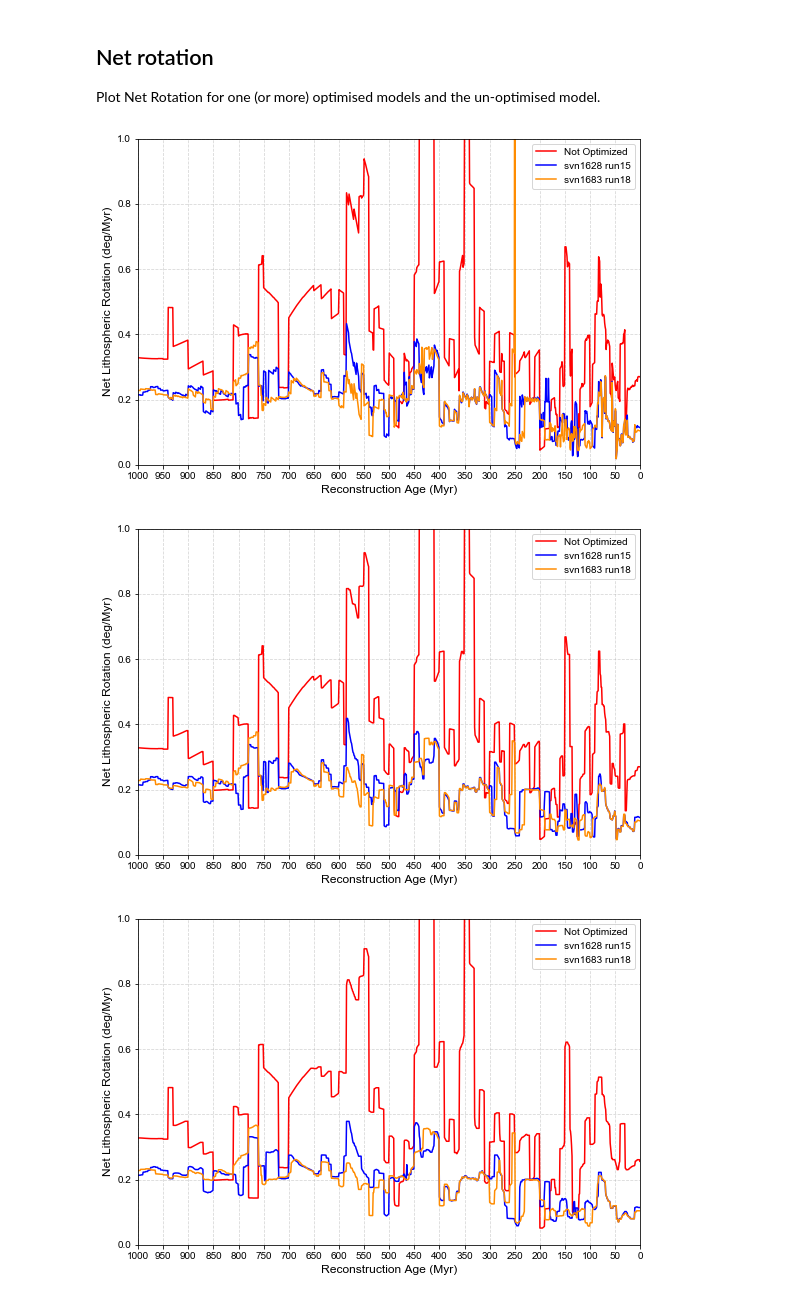
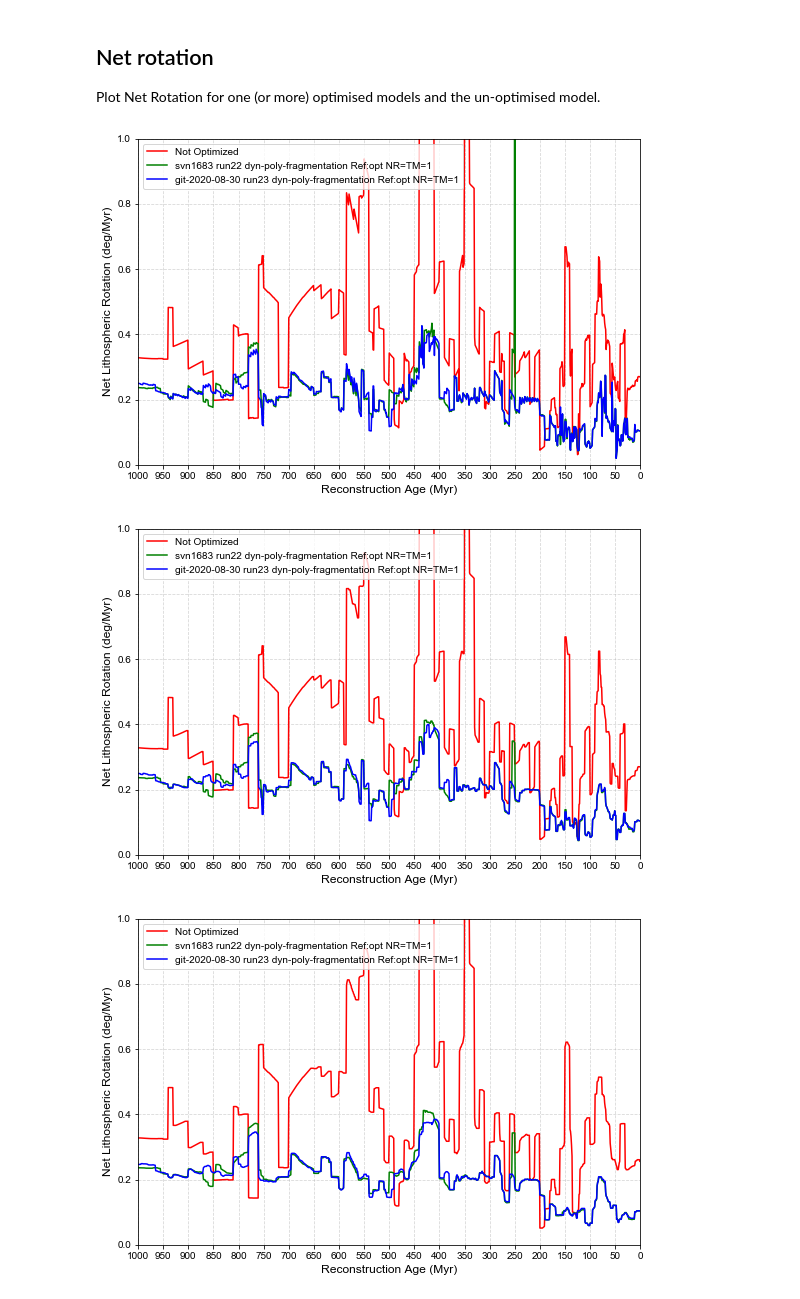
Before and after one commit to EarthByte/optAPM, a Jupyter notebook: figures/generate_net_rotation_figures.ipynb, the cells around one changed output. Drawn from its saved outputs; the diff is of its cells as text; code cells hidden in the pictures.

```diff
--- a/figures/generate_net_rotation_figures.ipynb
+++ b/figures/generate_net_rotation_figures.ipynb
@@ -66,9 +66,14 @@ elif model_dir == 'Global_1000-0_Model_2017':
         #(os.path.join(model_dir, 'NR_optAPM_svn1628_run12'), 'green', 'svn1628 run12 (TM=1;0.5, NR=1, PV=1 | TM[-30,30], NR[0.08,0.2], PV[0,60])'),
         #(os.path.join(model_dir, 'NR_optAPM_svn1628_run13'), 'darkorange', 'svn1628 run13 (TM=1;1, NR=0.5, PV=1 | TM[-30,30], NR[0.08,0.2], PV[0,60])'),
         #(os.path.join(model_dir, 'NR_optAPM_svn1628_run14'), 'blue', 'svn1628 run14 ref:OPT ang:30'),
-        (os.path.join(model_dir, 'NR_optAPM_svn1628_run15'), 'blue', 'svn1628 run15'),
+        #(os.path.join(model_dir, 'NR_optAPM_svn1628_run15'), 'blue', 'svn1628 run15'),
         #(os.path.join(model_dir, 'NR_optAPM_svn1628_run15'), 'blue', 'svn1628 run15 trench cost: original'),
-        (os.path.join(model_dir, 'NR_optAPM_svn1683_run18'), 'darkorange', 'svn1683 run18'),
+        #(os.path.join(model_dir, 'NR_optAPM_svn1683_run21'), 'purple', 'svn1683 run21 Ref:NNR NR=TM=1'),
+        #(os.path.join(model_dir, 'NR_optAPM_svn1683_run18'), 'darkorange', 'svn1683 run18 Ref:opt NR=TM=1'),
+        #(os.path.join(model_dir, 'NR_optAPM_svn1683_run19'), 'green', 'svn1683 run19 Ref:opt NR=1 TM=0.5'),
+        #(os.path.join(model_dir, 'NR_optAPM_svn1683_run20'), 'blue', 'svn1683 run20 Ref:opt NR=0.5 TM=1'),
+        (os.path.join(model_dir, 'NR_optAPM_svn1683_run22'), 'green', 'svn1683 run22 dyn-poly-fragmentation Ref:opt NR=TM=1'),
+        (os.path.join(model_dir, 'NR_optAPM__20200830_git_bbb3940_run23'), 'blue', 'git-2020-08-30 run23 dyn-poly-fragmentation Ref:opt NR=TM=1'),
     ]
 else:
     time_step = 1
@@ -128,7 +133,7 @@ def plot_net_rotation(net_rotation_infos, time_list, medfilt_kernel_sizes):
 
         plt.xlim([0,time_max])
         plt.ylim([0,1.0])
-        plt.xticks(np.arange(0, time_max+1, 50))
+        plt.xticks(range(0, time_max+1, 50))
         plt.ylabel('Net Lithospheric Rotation (deg/Myr)', fontsize=12)
         plt.xlabel('Reconstruction Age (Myr)', fontsize=12)
         plt.grid(linestyle='--',alpha=0.5)
@@ -143,14 +148,14 @@ def plot_net_rotation(net_rotation_infos, time_list, medfilt_kernel_sizes):
 
         plt.show()
 # %%
-time_list = np.arange(1,time_max,time_step)
+time_list = range(1,time_max,time_step)
 
 
 medfilt_kernel_sizes = [1, 5, 11]
 #medfilt_kernel_sizes = [5]
 
 plot_net_rotation(net_rotation_infos, time_list, medfilt_kernel_sizes)
 # %% [output]
-[figure, old version]
+[figure, new version]
-[figure, old version]
+[figure, new version]
-[figure, old version]
+[figure, new version]
```
Also changed, not shown: 15 other files.
